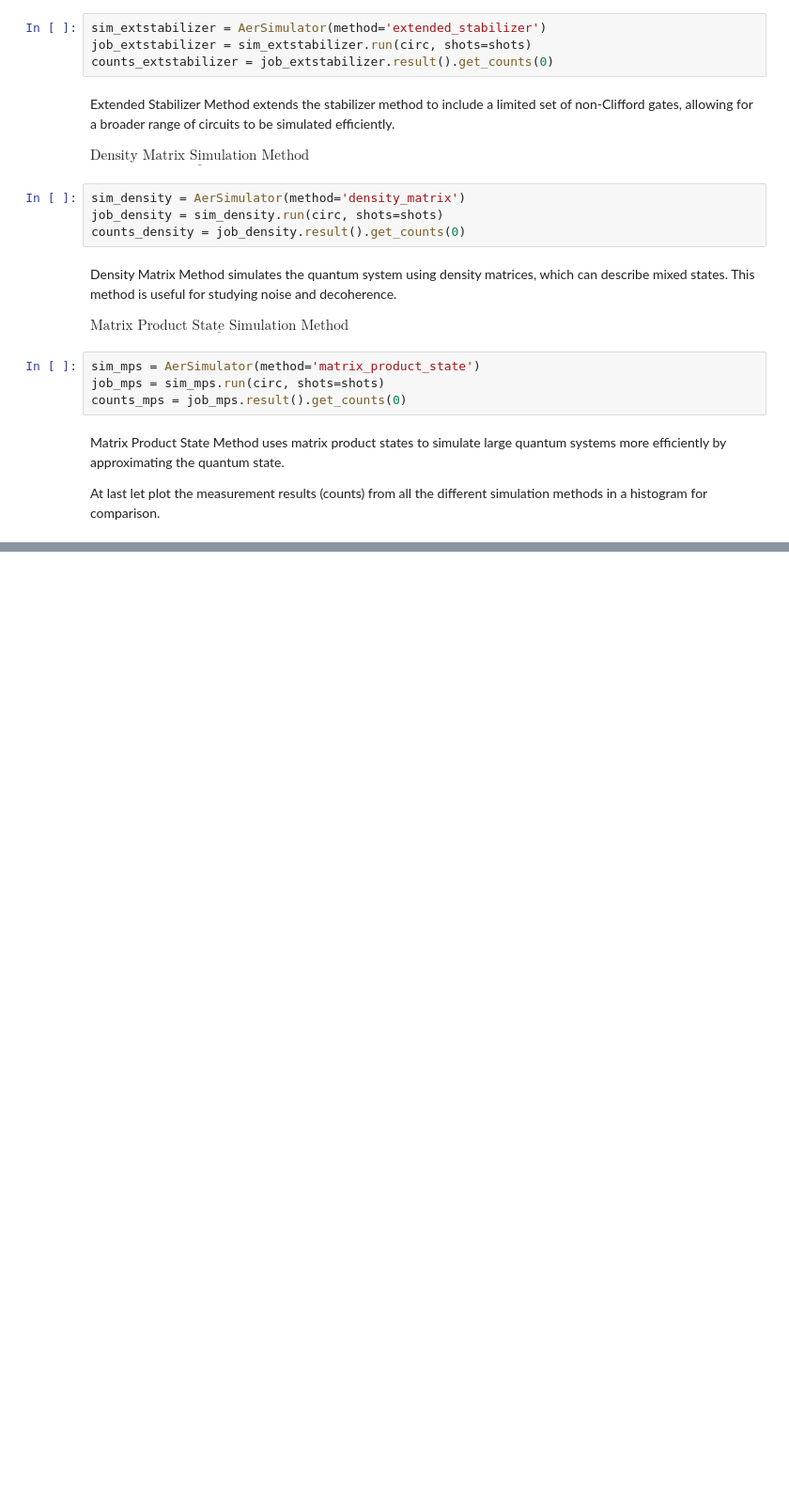
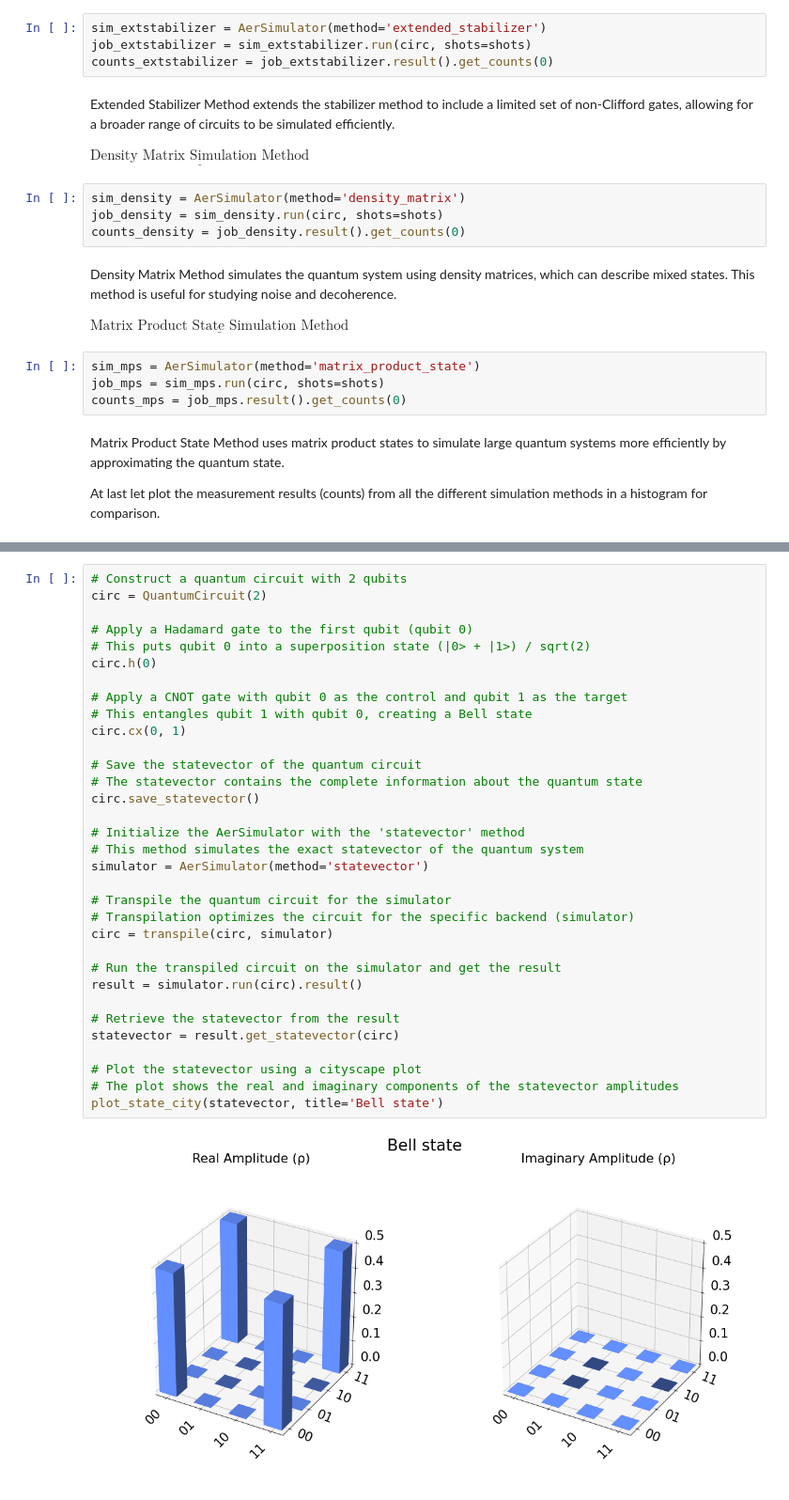
Before and after one commit to GalkaKG/Quantum-Journey, a Jupyter notebook: Quantum Journey.ipynb, the cells around one changed output, grey strips where cells are left out. Shown at 94% size. Cells and saved outputs as stored; diff of their text form; blank space fills up the shorter version.

```diff
--- a/Quantum Journey.ipynb
+++ b/Quantum Journey.ipynb
@@ -366,0 +376,35 @@ plot_histogram([ counts_statevector,counts_stabilizer ,counts_extstabilizer, cou
+# %%
+# Construct a quantum circuit with 2 qubits
+circ = QuantumCircuit(2)
+
+# Apply a Hadamard gate to the first qubit (qubit 0)
+# This puts qubit 0 into a superposition state (|0> + |1>) / sqrt(2)
+circ.h(0)
+
+# Apply a CNOT gate with qubit 0 as the control and qubit 1 as the target
+# This entangles qubit 1 with qubit 0, creating a Bell state
+circ.cx(0, 1)
+
+# Save the statevector of the quantum circuit
+# The statevector contains the complete information about the quantum state
+circ.save_statevector()
+
+# Initialize the AerSimulator with the 'statevector' method
+# This method simulates the exact statevector of the quantum system
+simulator = AerSimulator(method='statevector')
+
+# Transpile the quantum circuit for the simulator
+# Transpilation optimizes the circuit for the specific backend (simulator)
+circ = transpile(circ, simulator)
+
+# Run the transpiled circuit on the simulator and get the result
+result = simulator.run(circ).result()
+
+# Retrieve the statevector from the result
+statevector = result.get_statevector(circ)
+
+# Plot the statevector using a cityscape plot
+# The plot shows the real and imaginary components of the statevector amplitudes
+plot_state_city(statevector, title='Bell state')
+# %% [output]
+[figure, added]
```
Also changed, not shown: parts of 14 cells of this notebook.
